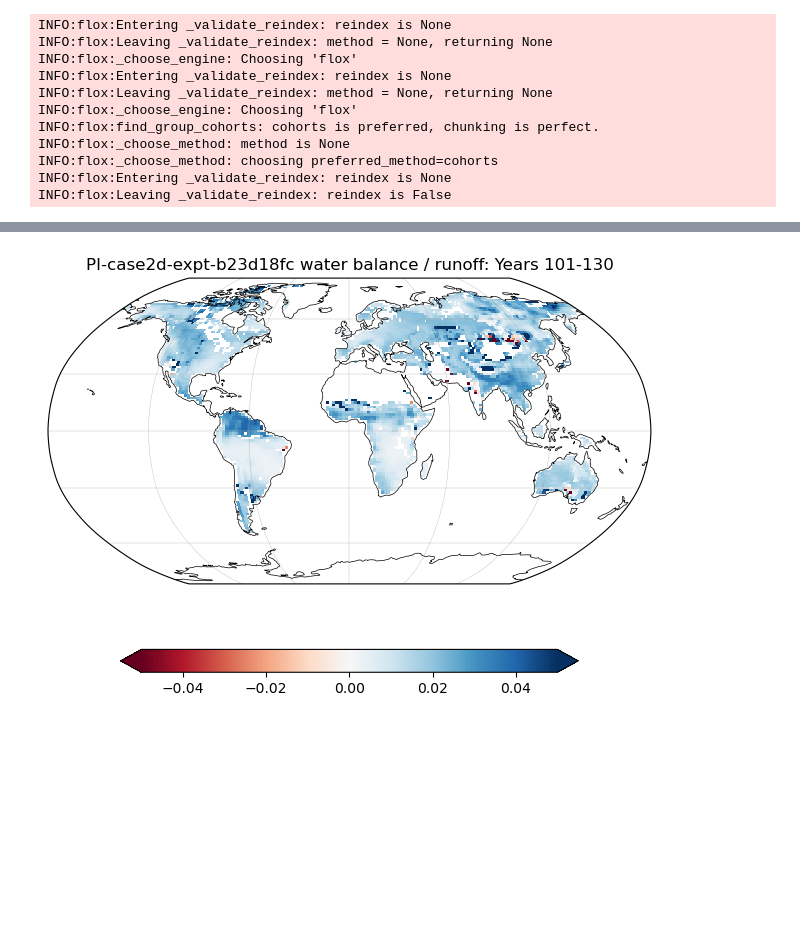
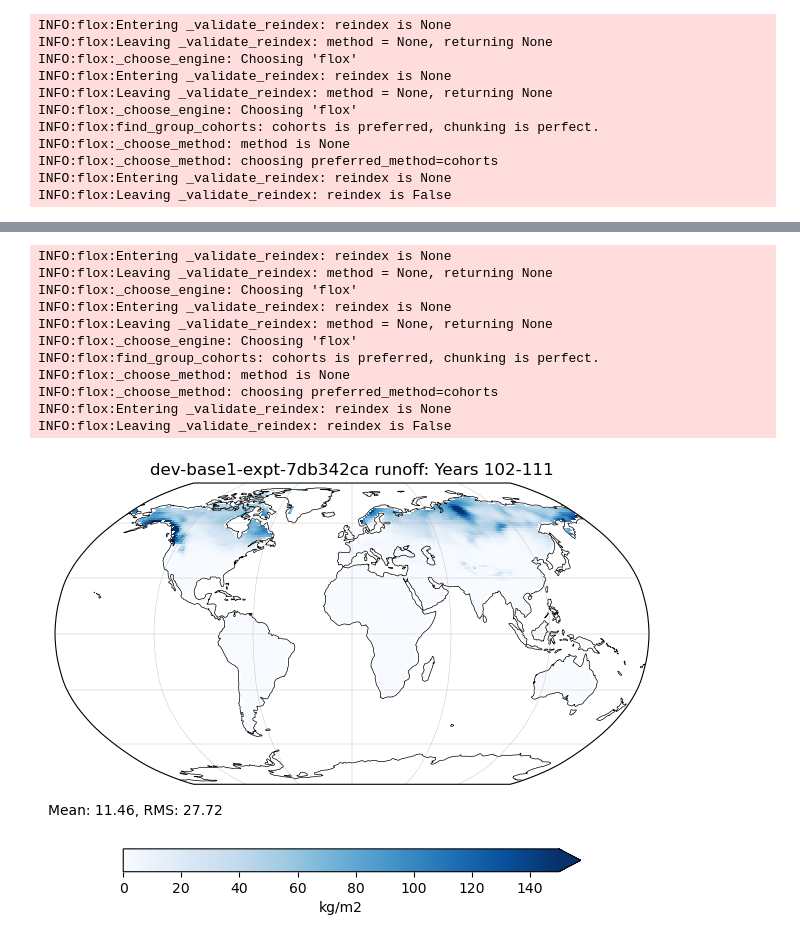
Before and after one commit to ACCESS-NRI/access-eval-recipes, a Jupyter notebook: land/esm16_energy_water_balance.ipynb, the cells around one changed output, grey strips where cells are left out. Saved outputs shown, nothing was run; the diff lists cells and outputs as text; code cells hidden in the pictures; blank space fills up the shorter version.

```diff
--- a/land/esm16_energy_water_balance.ipynb
+++ b/land/esm16_energy_water_balance.ipynb
@@ -255,3 +354,41 @@ savefig(f'{archive.name}_runoff.png')
+# %%
+#snow mass
+snowmass = d['fld_s08i023']
+snowmass_mean = annual_mean(snowmass).mean('year').load()
+
+mask = land + ice
+y1 = snowmass.time.data[0].year
+y2 = snowmass.time.data[-1].year
+
+fig = plt.figure()
+ax = fig.add_subplot(1,1,1,projection=ccrs.Robinson())
+ax.coastlines(resolution='110m',linewidth=0.5)
+ax.gridlines(draw_labels=False,linewidth=0.25)
+v = snowmass_mean# - subrunoff_mean
+p = (v + mask).plot(ax=ax, transform=ccrs.PlateCarree(), add_colorbar=False, cmap='Blues', vmax = 150)
+plt.colorbar(p, shrink=0.75, orientation='horizontal', extend='max', label='kg/m2')
+ax.set_title('')
+ax.set_title(f'{archive.name} runoff: Years {y1}-{y2}')
+mean = ((v + mask)*area).sum() / (area+mask).sum()
+rms = (((v + mask)*(v + mask)*area).sum() / (area+mask).sum())**0.5
+mean = float(mean.data)
+rms = float(rms.data)
+fig.text(0.025, 0.25, f"Mean: {mean:5.2f}, RMS: {rms:5.2f}")
+plt.tight_layout()
+savefig(f'{archive.name}_snowmass_{y1}-{y2}.png')
+# %% [output]
+INFO:flox:Entering _validate_reindex: reindex is None
+INFO:flox:Leaving _validate_reindex: method = None, returning None
+INFO:flox:_choose_engine: Choosing 'flox'
+INFO:flox:Entering _validate_reindex: reindex is None
+INFO:flox:Leaving _validate_reindex: method = None, returning None
+INFO:flox:_choose_engine: Choosing 'flox'
+INFO:flox:find_group_cohorts: cohorts is preferred, chunking is perfect.
+INFO:flox:_choose_method: method is None
+INFO:flox:_choose_method: choosing preferred_method=cohorts
+INFO:flox:Entering _validate_reindex: reindex is None
+INFO:flox:Leaving _validate_reindex: reindex is False
+[figure, added]
 # %%
 # runoff_mean = annual_mean(runoff).mean('year').load()
 fig = plt.figure()
@@ -259,10 +396,14 @@ ax = fig.add_subplot(1,1,1,projection=ccrs.Robinson())
 ax.coastlines(resolution='110m',linewidth=0.5)
 ax.gridlines(draw_labels=False,linewidth=0.25)
 relative_diff = ((net_water_mean - delta_water)  / runoff_mean + mask)
+#relative_diff = ((net_water_mean - delta_water)  / (net_water_mean - delta_water + subrunoff_mean) + mask)
 p = relative_diff.plot(ax=ax, transform=ccrs.PlateCarree(), add_colorbar=False, cmap='RdBu', vmax=0.05)
 plt.colorbar(p, shrink=0.75, orientation='horizontal', extend='both')
 ax.set_title(f'{archive.name} water balance / runoff: Years {y1}-{y2}')
+mean = ((relative_diff + mask)*area).sum() / (area+mask).sum()
+rms = (((relative_diff + mask)*(relative_diff + mask)*area).sum() / (area+mask).sum())**0.5
+mean = float(mean.data)
+rms = float(rms.data)
+fig.text(0.025, 0.25, f"Mean: {mean:5.2f}, RMS: {rms:5.2f}")
 plt.tight_layout()
-savefig(f'{archive.name}_relative_waterbal.png')
+#savefig(f'{archive.name}_relative_waterbal.png')
-# %% [output]
-[figure, removed]
```
Also changed, not shown: parts of 11 cells of this notebook.
